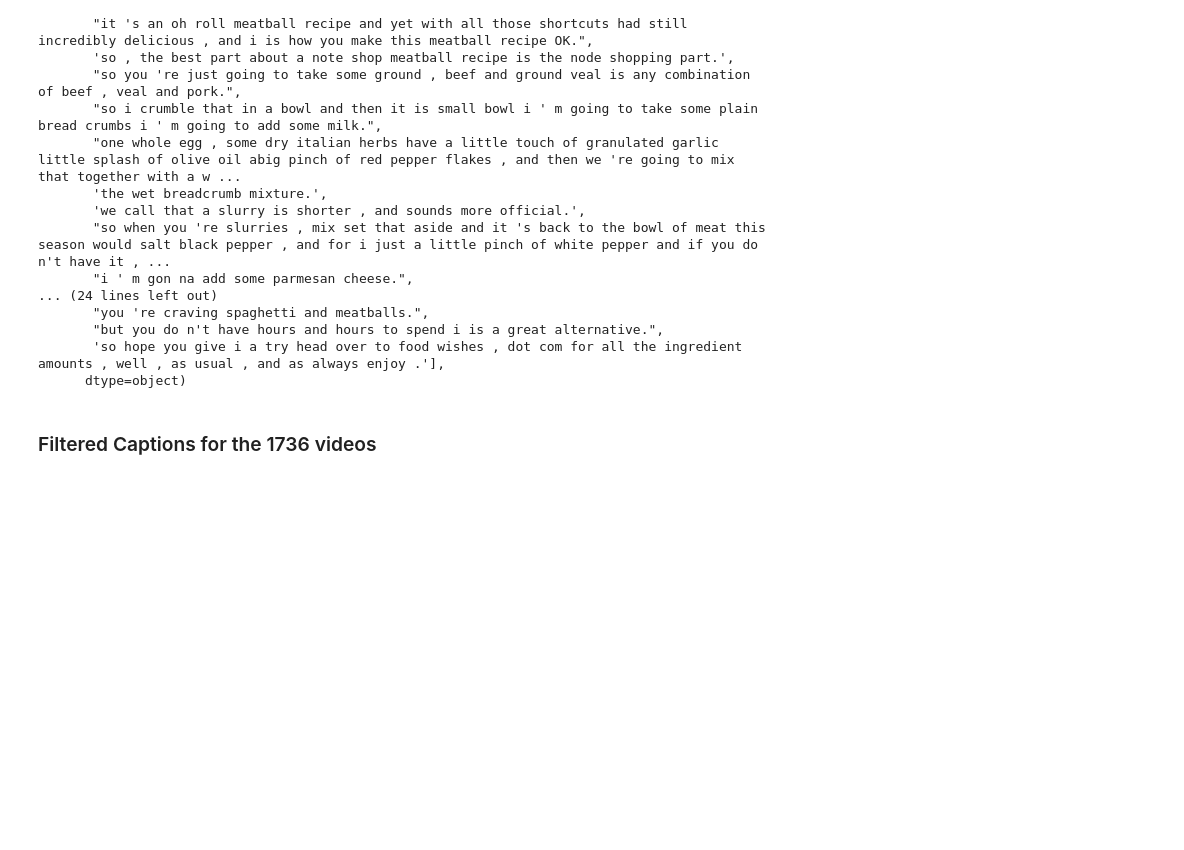
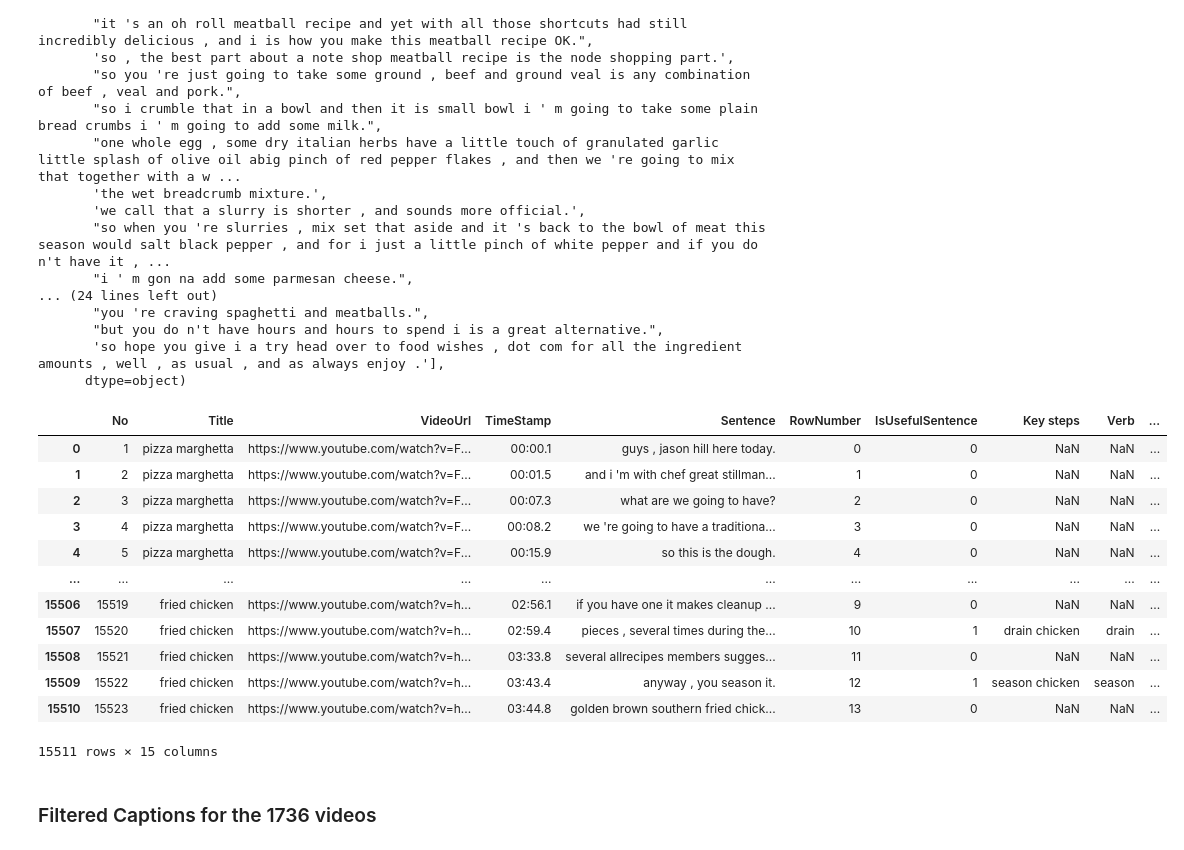
Before and after one commit to ashdtu/quick-recipe, a Jupyter notebook: notebooks/1.0_Data_Preprocessing.ipynb, the cells around one changed output. Cells and saved outputs as stored; diff of their text form; code cells hidden in the pictures; blank space fills up the shorter version.

```diff
--- a/notebooks/1.0_Data_Preprocessing.ipynb
+++ b/notebooks/1.0_Data_Preprocessing.ipynb
@@ -306,6 +306,22 @@ array(["hello , this is chef john from food wishes dot com with the world 's fas
        "but you do n't have hours and hours to spend i is a great alternative.",
        'so hope you give i a try head over to food wishes , dot com for all the ingredient amounts , well , as usual , and as always enjoy .'],
       dtype=object)
+# %%
+df
+# %% [output]
+|  | No | Title | VideoUrl | TimeStamp | Sentence | RowNumber | IsUsefulSentence | Key steps | Verb | ... |
+| 0 | 1 | pizza marghetta | https://www.youtube.com/watch?v=F... | 00:00.1 | guys , jason hill here today. | 0 | 0 | NaN | NaN | ... |
+| 1 | 2 | pizza marghetta | https://www.youtube.com/watch?v=F... | 00:01.5 | and i 'm with chef great stillman... | 1 | 0 | NaN | NaN | ... |
+| 2 | 3 | pizza marghetta | https://www.youtube.com/watch?v=F... | 00:07.3 | what are we going to have? | 2 | 0 | NaN | NaN | ... |
+| 3 | 4 | pizza marghetta | https://www.youtube.com/watch?v=F... | 00:08.2 | we 're going to have a traditiona... | 3 | 0 | NaN | NaN | ... |
+| 4 | 5 | pizza marghetta | https://www.youtube.com/watch?v=F... | 00:15.9 | so this is the dough. | 4 | 0 | NaN | NaN | ... |
+| ... | ... | ... | ... | ... | ... | ... | ... | ... | ... | ... |
+| 15506 | 15519 | fried chicken | https://www.youtube.com/watch?v=h... | 02:56.1 | if you have one it makes cleanup ... | 9 | 0 | NaN | NaN | ... |
+| 15507 | 15520 | fried chicken | https://www.youtube.com/watch?v=h... | 02:59.4 | pieces , several times during the... | 10 | 1 | drain chicken | drain | ... |
+| 15508 | 15521 | fried chicken | https://www.youtube.com/watch?v=h... | 03:33.8 | several allrecipes members sugges... | 11 | 0 | NaN | NaN | ... |
+| 15509 | 15522 | fried chicken | https://www.youtube.com/watch?v=h... | 03:43.4 | anyway , you season it. | 12 | 1 | season chicken | season | ... |
+| 15510 | 15523 | fried chicken | https://www.youtube.com/watch?v=h... | 03:44.8 | golden brown southern fried chick... | 13 | 0 | NaN | NaN | ... |
+15511 rows × 15 columns
 # %%
 # Save aligned coref sentences
 df.to_csv(DATA_DIR / "reviewed_0812_coref_aligned.csv", index=False)
```
Also changed, not shown: 2 other files.
